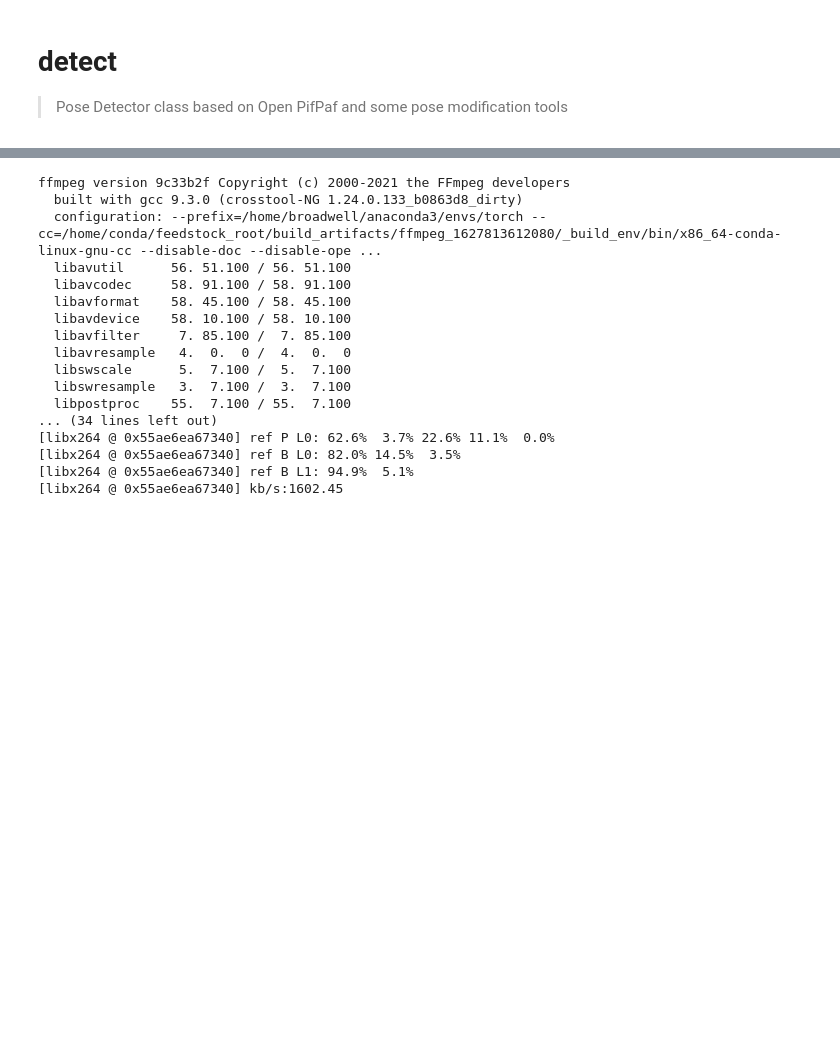
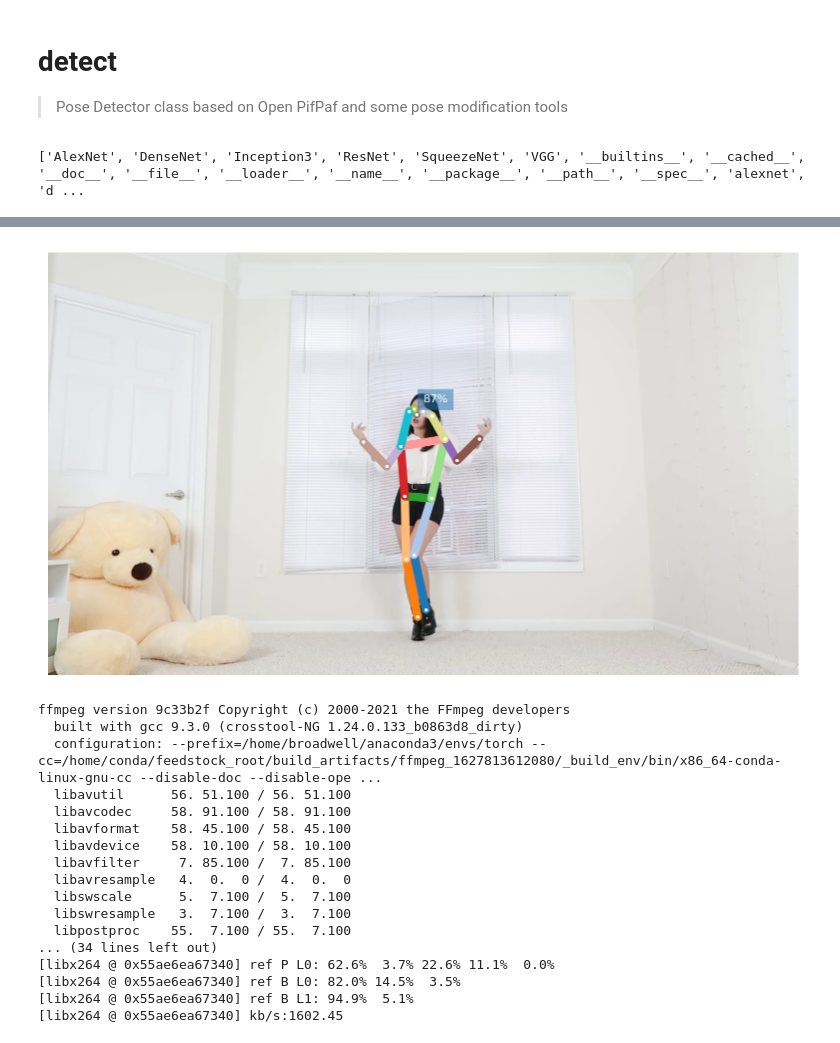
Before and after one commit to broadwell/choreo_k_nbdev1, a Jupyter notebook: 01_pifpafpose_detector.ipynb, the cells around one changed output, grey strips where cells are left out. Drawn from its saved outputs; the diff is of its cells as text; code cells hidden in the pictures; blank space fills up the shorter version.

```diff
--- a/01_pifpafpose_detector.ipynb
+++ b/01_pifpafpose_detector.ipynb
@@ -51,7 +53,8 @@ class Detector:
             self.device = torch.device('cpu')
 
         #self.predictor = openpifpaf.Predictor(checkpoint='shufflenetv2k30-wholebody')
-        self.predictor = openpifpaf.Predictor(checkpoint='shufflenetv2k30')
+        #self.predictor = openpifpaf.Predictor(checkpoint='shufflenetv2k30')
+        self.predictor = openpifpaf.Predictor(checkpoint='resnet50')
 
     def detect_image(self, image_path, viz=False):
         """ Applies the pose detection model to a single image file. Returns detections. """
@@ -203,6 +206,12 @@ class Detector:
             frames_processed += 1
 
         return pose_output
+# %%
+import torchvision
+print(dir(torchvision.models))
+# %% [output]
+['AlexNet', 'DenseNet', 'Inception3', 'ResNet', 'SqueezeNet', 'VGG', '__builtins__', '__cached__', '__doc__', '__file__', '__loader__', '__name__', '__package__', '__path__', '__spec__', 'alexnet', 'd ...
 # %%
 teddy = Detector()
-detections = teddy.detect_image('sample_data/sample2.png', viz=True)
+detections = teddy.detect_image('sample_data/sample1.png', viz=True)
+# %% [output]
@@ -209,3 +219,4 @@ detections = teddy.detect_image('sample_data/sample2.png', viz=True)
+[figure, added]
 # %%
 teddy = Detector()
 pose_output = teddy.detect_video("/srv/choreo/Einstein.mp4", start_seconds=6310, end_seconds=7288, write_images=True, images_too=False)
```
Also changed, not shown: parts of 2 cells of this notebook, 4 other files.
